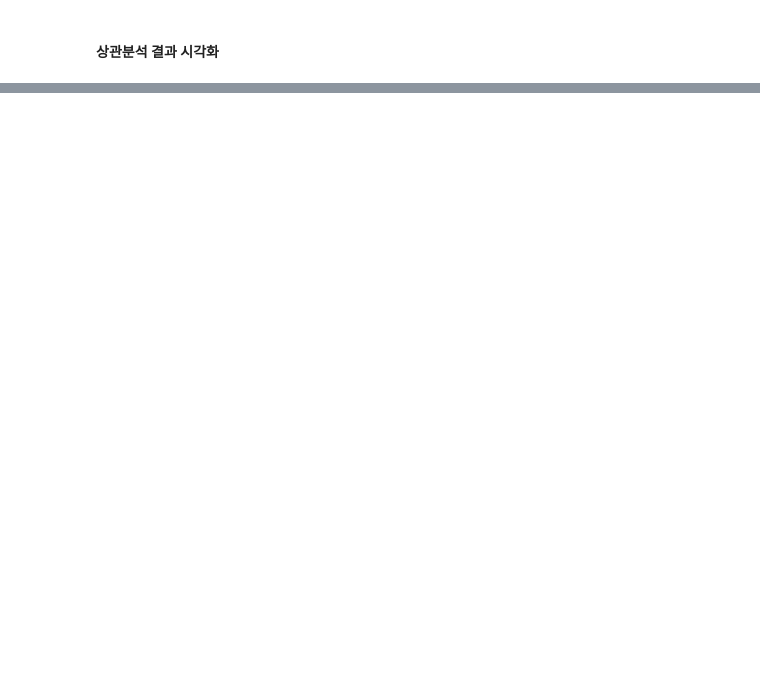
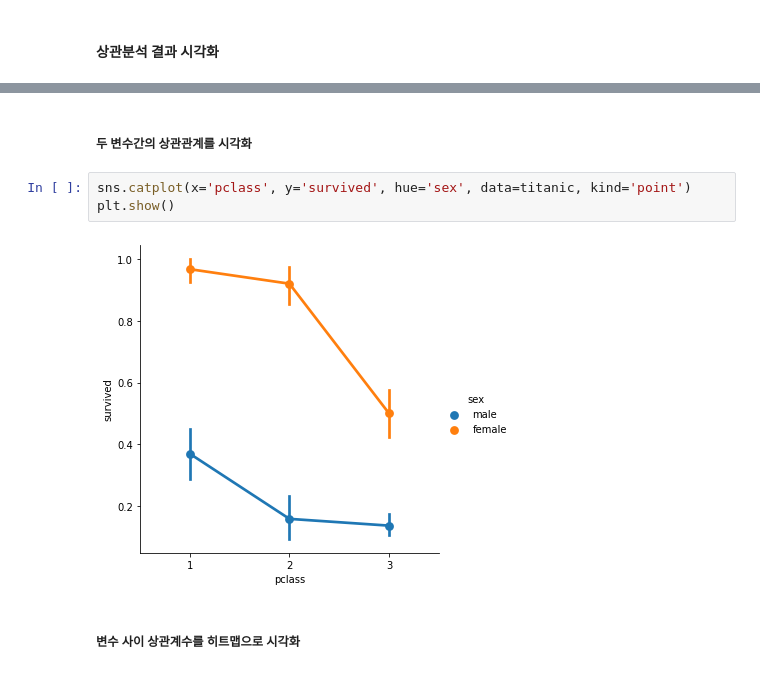
Before and after one commit to leesominn/StudyBigData, a Jupyter notebook: day04/titanic_survival_analysis.ipynb, the cells around one changed output, grey strips where cells are left out. Saved outputs shown, nothing was run; the diff lists cells and outputs as text; blank space fills up the shorter version.

```diff
--- a/day04/titanic_survival_analysis.ipynb
+++ b/day04/titanic_survival_analysis.ipynb
@@ -235,0 +260,9 @@ plt.show()
+# %% [markdown]
+##### 두 변수간의 상관관계를 시각화
+# %%
+sns.catplot(x='pclass', y='survived', hue='sex', data=titanic, kind='point')
+plt.show()
+# %% [output]
+[figure, added]
+# %% [markdown]
+##### 변수 사이 상관계수를 히트맵으로 시각화
```
Also changed, not shown: parts of 12 cells of this notebook, 17 other files.
